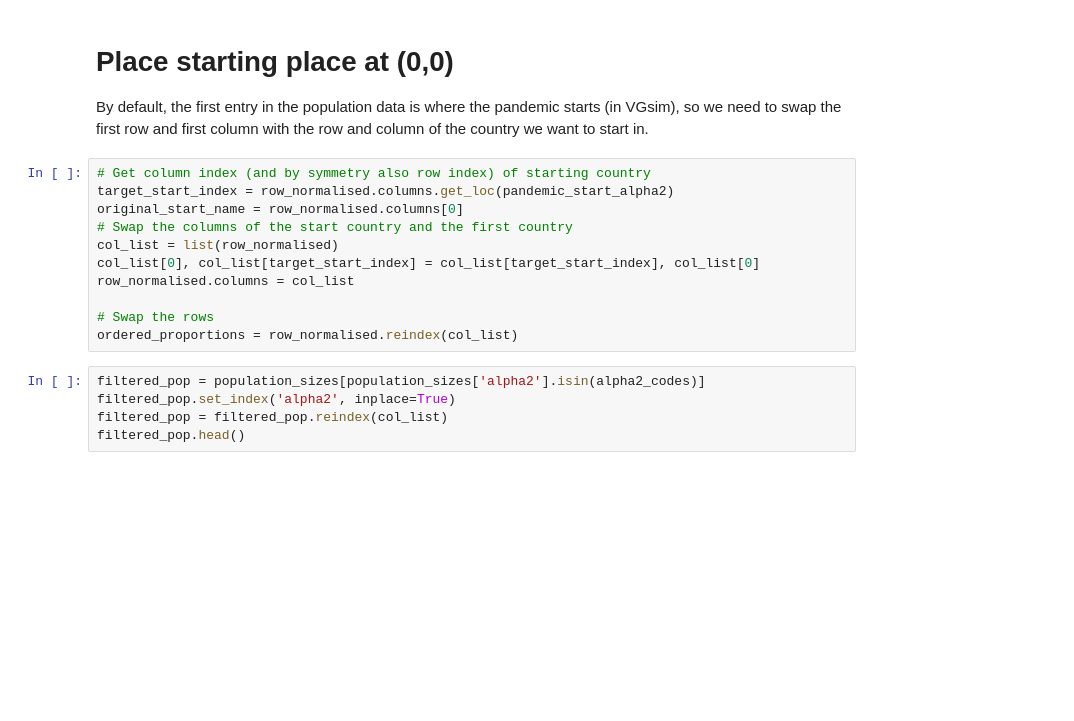
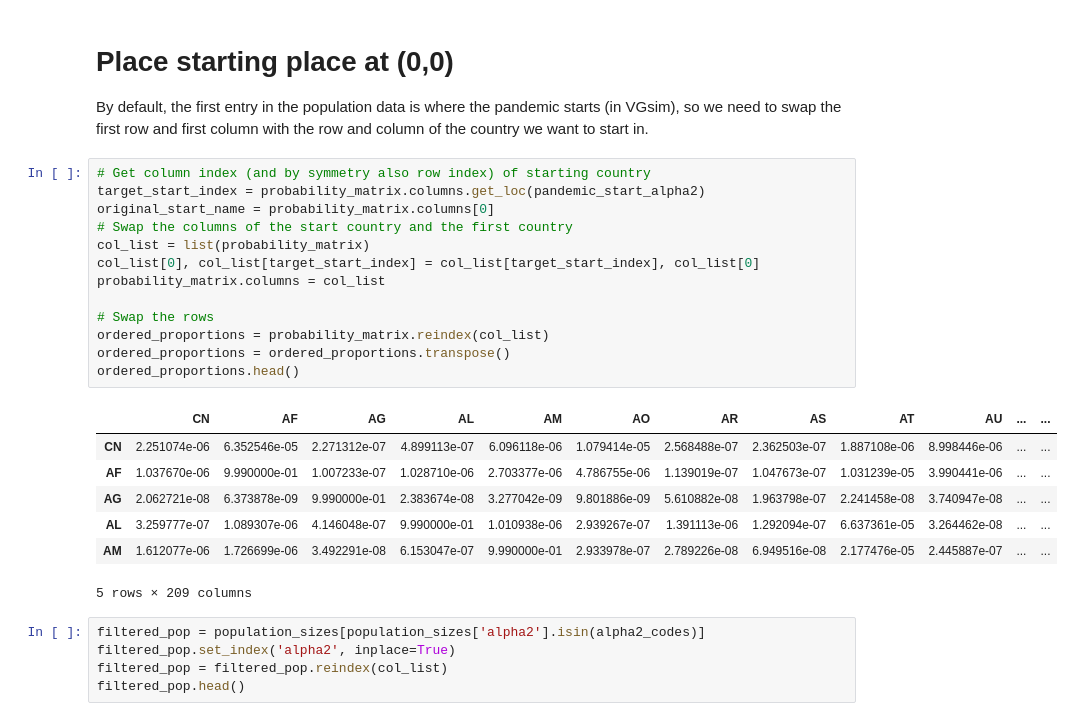
Before and after one commit to joel-winterton/SuperSimPy, a Jupyter notebook: population_data/migration_matrix.ipynb, the cells around one changed output. Cells and saved outputs as stored; diff of their text form; blank space fills up the shorter version.

```diff
--- a/population_data/migration_matrix.ipynb
+++ b/population_data/migration_matrix.ipynb
@@ -65,15 +94,25 @@ row_normalised = flux_matrix.div(flux_matrix.sum(axis=0), axis=1)
 By default, the first entry in the population data is where the pandemic starts (in VGsim), so we need to swap the first row and first column with the row and column of the country we want to start in.
 # %%
 # Get column index (and by symmetry also row index) of starting country
-target_start_index = row_normalised.columns.get_loc(pandemic_start_alpha2)
-original_start_name = row_normalised.columns[0]
+target_start_index = probability_matrix.columns.get_loc(pandemic_start_alpha2)
+original_start_name = probability_matrix.columns[0]
 # Swap the columns of the start country and the first country
-col_list = list(row_normalised)
+col_list = list(probability_matrix)
 col_list[0], col_list[target_start_index] = col_list[target_start_index], col_list[0]
-row_normalised.columns = col_list
+probability_matrix.columns = col_list
 
 # Swap the rows
-ordered_proportions = row_normalised.reindex(col_list)
+ordered_proportions = probability_matrix.reindex(col_list)
+ordered_proportions = ordered_proportions.transpose()
+ordered_proportions.head()
+# %% [output]
+|  | CN | AF | AG | AL | AM | AO | AR | AS | AT | AU | ... | ... |
+| CN | 2.251074e-06 | 6.352546e-05 | 2.271312e-07 | 4.899113e-07 | 6.096118e-06 | 1.079414e-05 | 2.568488e-07 | 2.362503e-07 | 1.887108e-06 | 8.998446e-06 | ... | ... |
+| AF | 1.037670e-06 | 9.990000e-01 | 1.007233e-07 | 1.028710e-06 | 2.703377e-06 | 4.786755e-06 | 1.139019e-07 | 1.047673e-07 | 1.031239e-05 | 3.990441e-06 | ... | ... |
+| AG | 2.062721e-08 | 6.373878e-09 | 9.990000e-01 | 2.383674e-08 | 3.277042e-09 | 9.801886e-09 | 5.610882e-08 | 1.963798e-07 | 2.241458e-08 | 3.740947e-08 | ... | ... |
+| AL | 3.259777e-07 | 1.089307e-06 | 4.146048e-07 | 9.990000e-01 | 1.010938e-06 | 2.939267e-07 | 1.391113e-06 | 1.292094e-07 | 6.637361e-05 | 3.264462e-08 | ... | ... |
+| AM | 1.612077e-06 | 1.726699e-06 | 3.492291e-08 | 6.153047e-07 | 9.990000e-01 | 2.933978e-07 | 2.789226e-08 | 6.949516e-08 | 2.177476e-05 | 2.445887e-07 | ... | ... |
+5 rows × 209 columns
 # %%
 filtered_pop = population_sizes[population_sizes['alpha2'].isin(alpha2_codes)]
 filtered_pop.set_index('alpha2', inplace=True)
```
Also changed, not shown: parts of 6 cells of this notebook, 1 other file.
